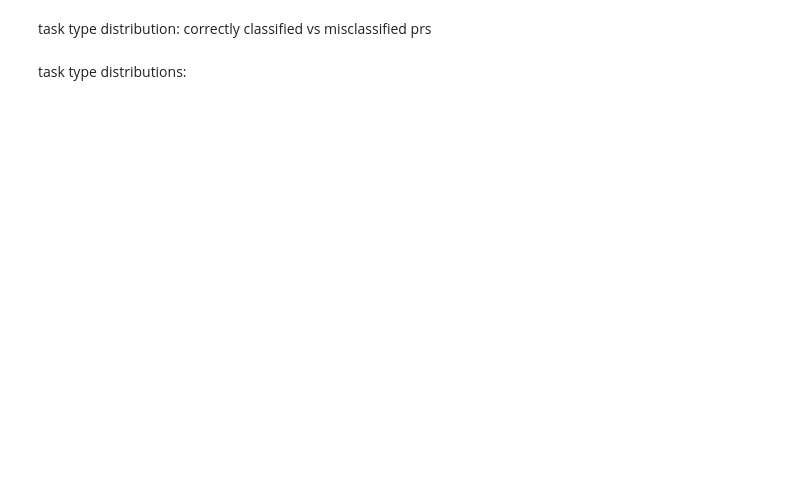
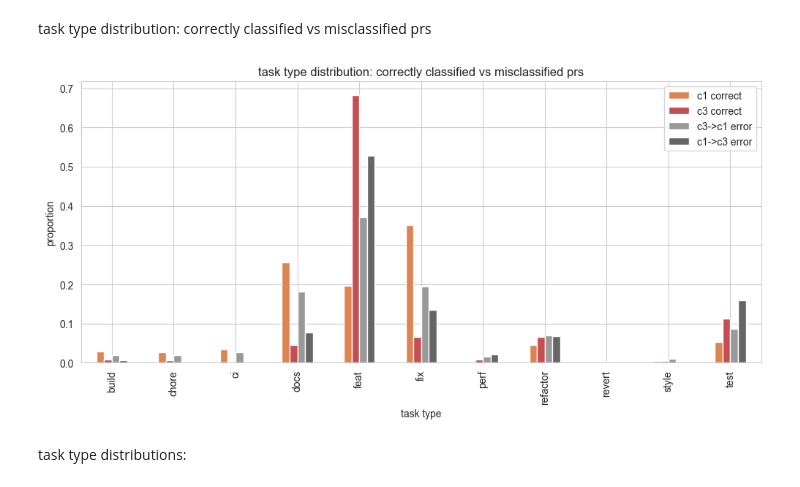
Before and after one commit to elsayedelmandoh/cisc839-assignment-3, a Jupyter notebook: notebooks/05-task2.3-error-analysis.ipynb, the cells around one changed output. Saved outputs shown, nothing was run; the diff lists cells and outputs as text; code cells hidden in the pictures; blank space fills up the shorter version.

```diff
--- a/notebooks/05-task2.3-error-analysis.ipynb
+++ b/notebooks/05-task2.3-error-analysis.ipynb
@@ -156,14 +195,16 @@ task_compare = pd.DataFrame({
 # %%
 fig, ax = plt.subplots(figsize=(12, 5))
 task_compare[["c1 correct", "c3 correct", "c3->c1 error", "c1->c3 error"]].plot(
-    kind="bar", ax=ax, color=[CLUSTER_PALETTE[1], CLUSTER_PALETTE[3], "#999999", "#666666"],
+    kind="bar", ax=ax, color=[CLUSTER_PALETTE["1"], CLUSTER_PALETTE["3"], "#999999", "#666666"],
 )
 ax.set_title("task type distribution: correctly classified vs misclassified prs")
 ax.set_ylabel("proportion")
 ax.set_xlabel("task type")
 ax.legend()
 fig.savefig(FIG_DIR / "05_task_type_misclassification.png", dpi=150, bbox_inches="tight")
 plt.show()
+# %% [output]
+[figure, added]
 # %% [markdown]
 task type distributions:
 # %%
```
Also changed, not shown: parts of 23 cells of this notebook, 4 other files.
